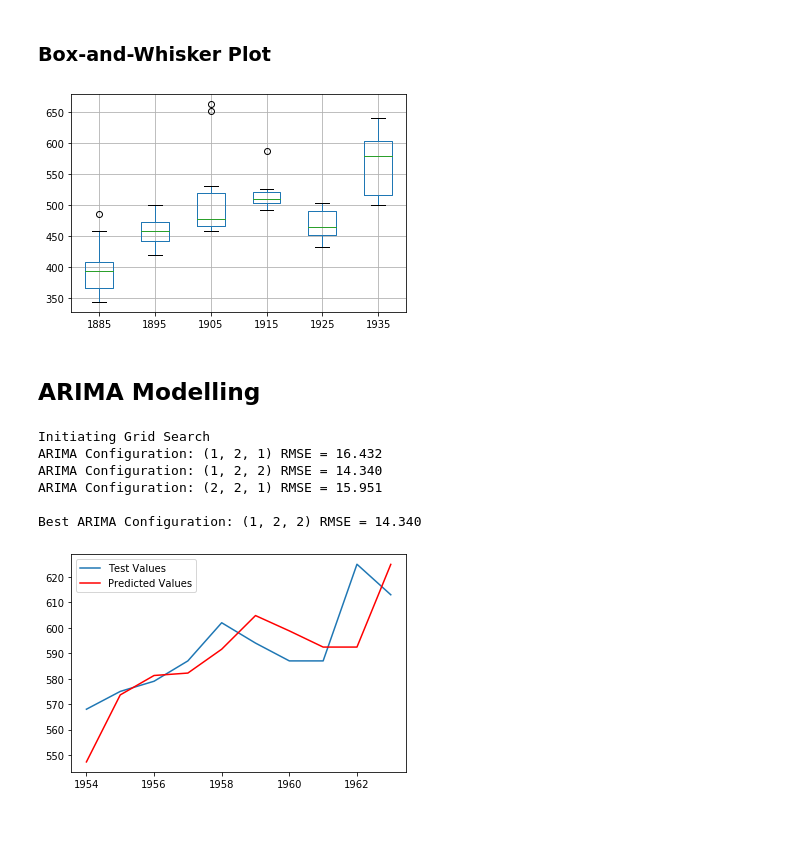
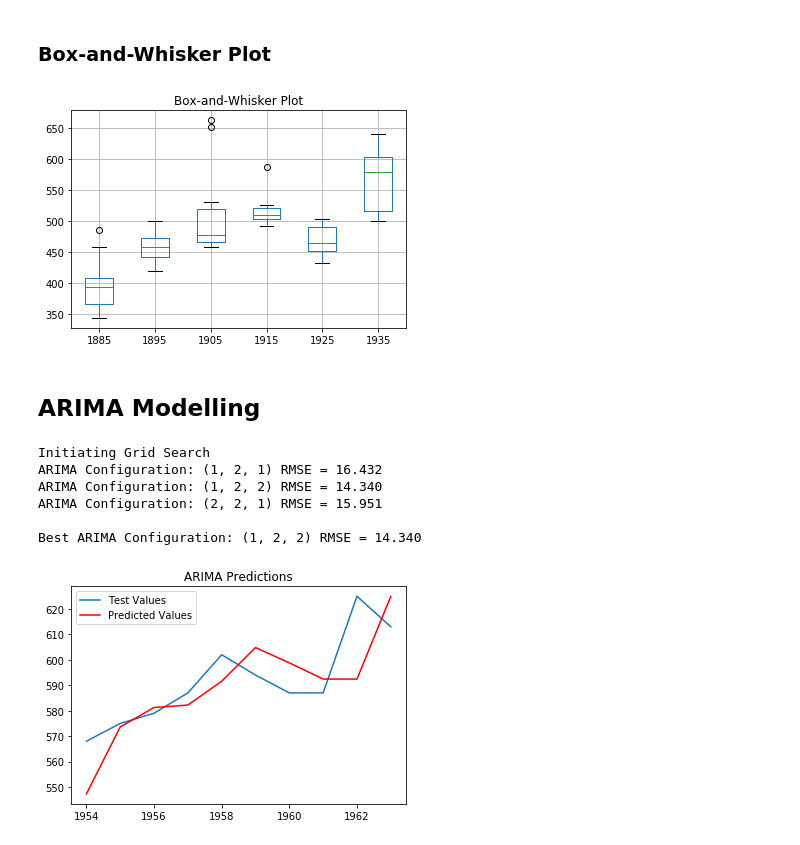
Before and after one commit to ShikharJ/CS566-Advanced-ML, a Jupyter notebook: Assignment 1/Assignment 1.ipynb, the cells around one changed output. Cells and saved outputs as stored; diff of their text form; code cells hidden in the pictures.

```diff
--- a/Assignment 1/Assignment 1.ipynb
+++ b/Assignment 1/Assignment 1.ipynb
@@ -120,16 +122,17 @@ plt.show()
 # %%
 # Plot the box-and-whisker plot for training set.
 series = pd.read_csv('TimeSeries.csv', index_col = 'Year', parse_dates = True)
 groups = series['1885' : '1944'].groupby(pd.Grouper(freq = '10AS'))
 decades = pd.DataFrame()
 
 for name, group in groups:
     decades[name.year] = group.values.ravel()
 
 decades.boxplot()
+plt.title('Box-and-Whisker Plot')
 plt.show()
 # %% [output]
-[figure, old version]
+[figure, new version]
 # %% [markdown]
 ## ARIMA Modelling
 # %%
@@ -188,6 +191,7 @@ test, predictions = evaluate_models(series.values, p_values, d_values, q_values)
 plt.plot(x, test, label = 'Test Values')
 plt.plot(x, predictions, color = 'red', label = 'Predicted Values')
 plt.legend()
+plt.title('ARIMA Predictions')
 plt.show()
 # %% [output]
 Initiating Grid Search
@@ -196,4 +200,4 @@ ARIMA Configuration: (1, 2, 2) RMSE = 14.340
 ARIMA Configuration: (2, 2, 1) RMSE = 15.951
 
 Best ARIMA Configuration: (1, 2, 2) RMSE = 14.340
-[figure, old version]
+[figure, new version]
```
Also changed, not shown: parts of 1 cell of this notebook.
